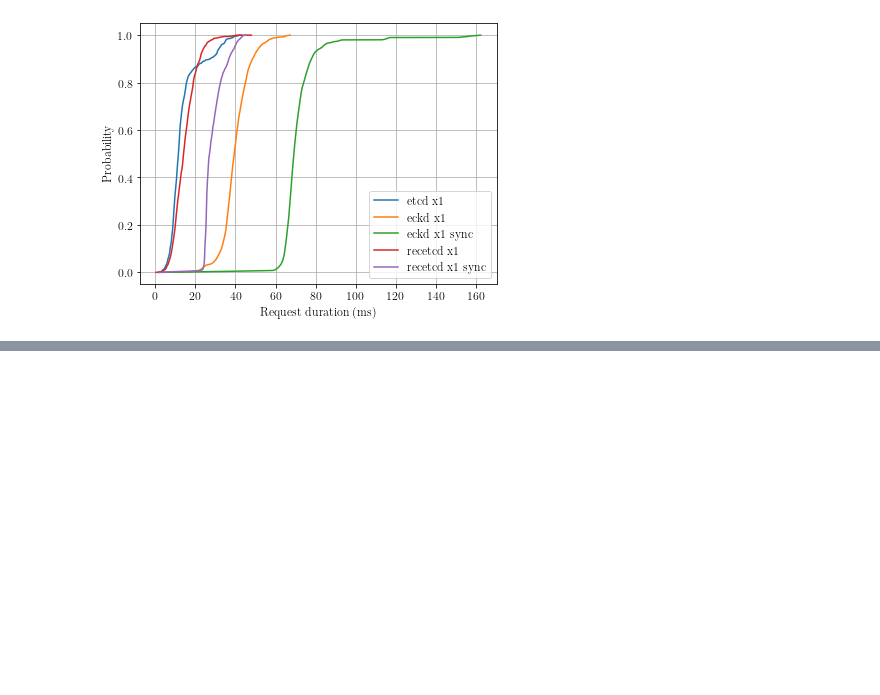
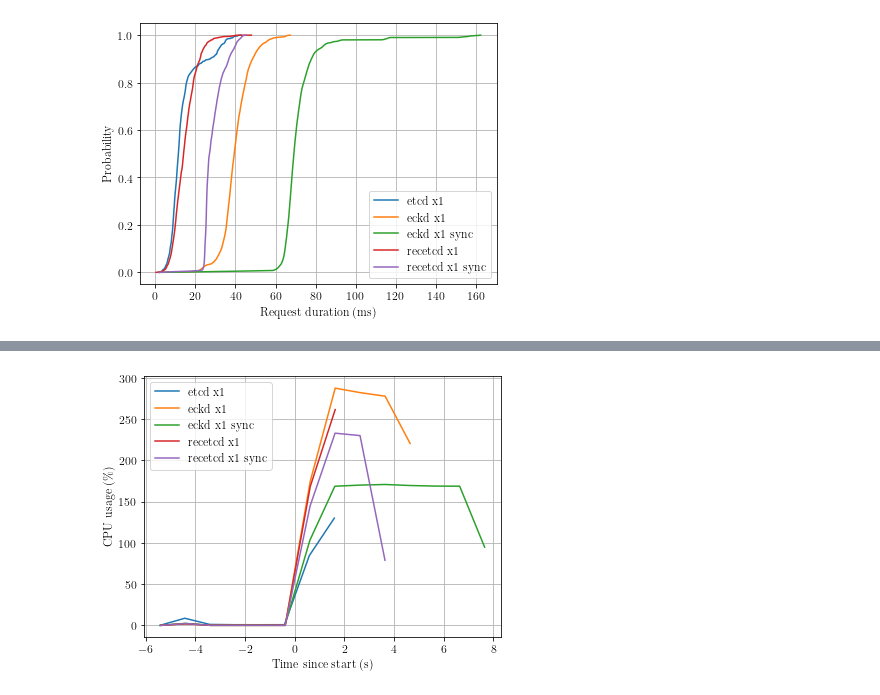
Before and after one commit to jeffa5/mergeable-etcd, a Jupyter notebook: experiments/bencher/analysis.ipynb, the cells around one changed output, grey strips where cells are left out. Cells and saved outputs as stored; diff of their text form; code cells hidden in the pictures; blank space fills up the shorter version.

Commit message:
Add plotting of cpu and memory usage

```diff
--- a/experiments/bencher/analysis.ipynb
+++ b/experiments/bencher/analysis.ipynb
@@ -99,0 +166,44 @@ plt.savefig(f"{exp_dir}/plots/latency-cdf.pdf")
+# %%
+# cpu usage plots
+
+import numpy as np
+import matplotlib.pyplot as plt
+
+plt.rcParams.update({
+    "text.usetex": True,
+    "font.family": "serif",
+    "font.size": 12,
+})
+
+f = plt.figure()
+f.set_figwidth(6.4 * 1)
+f.set_figheight(4.8 * 1)
+
+for (k, v) in cpu_usage.items():
+    config = json.loads(k)
+    cluster_size = config["cluster_size"]
+    if cluster_size == 1:
+        if config["image_name"] == "quay.io/coreos/etcd":
+            image = "etcd"
+        elif config["image_name"] == "jeffas/eckd":
+            image = "eckd"
+        elif config["image_name"] == "jeffas/recetcd":
+            image = "recetcd"
+        else:
+            print("unmatched image name:", config["image_name"])
+
+        sync = " sync" if "--sync" in config["extra_args"] else ""
+
+        xs = [x.total_seconds() for x in v[0]]
+        ys = v[1]
+
+        plt.plot(xs, ys, label=f"{image} x{cluster_size}{sync}")
+
+plt.grid()
+plt.xlabel("Time since start (s)")
+plt.ylabel("CPU usage (\%)")
+plt.legend()
+
+plt.savefig(f"{exp_dir}/plots/cpu-usage.pdf")
+# %% [output]
+[figure, added]
```
Also changed, not shown: parts of 2 cells of this notebook.
